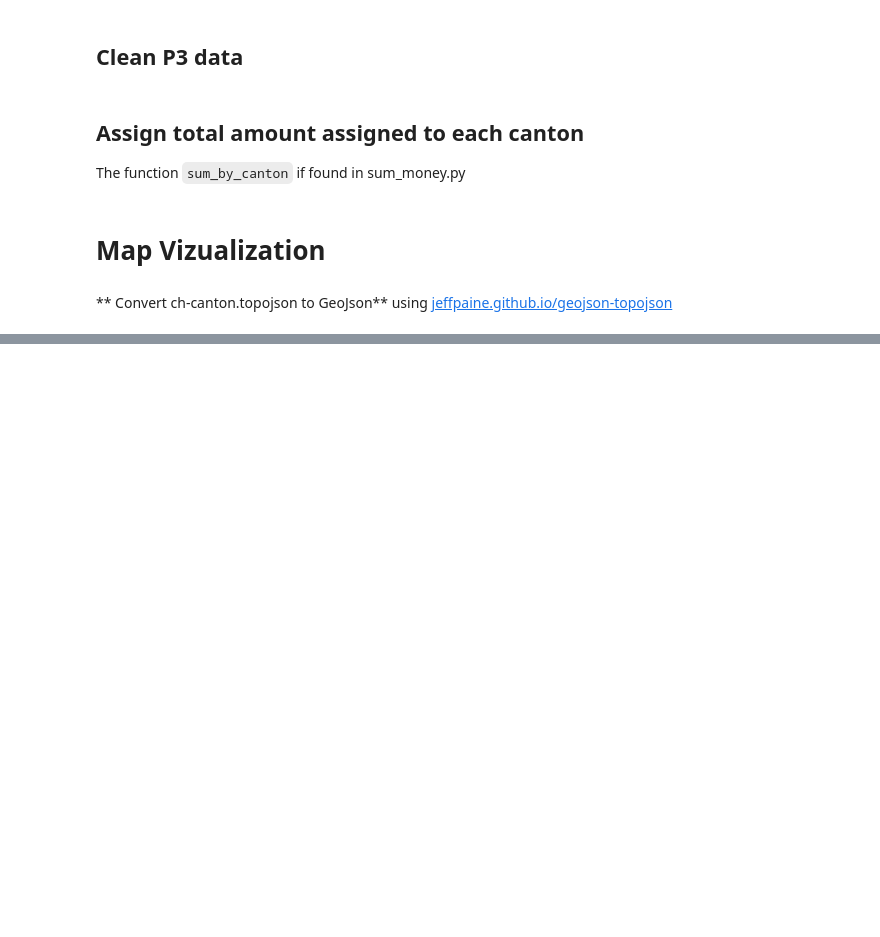
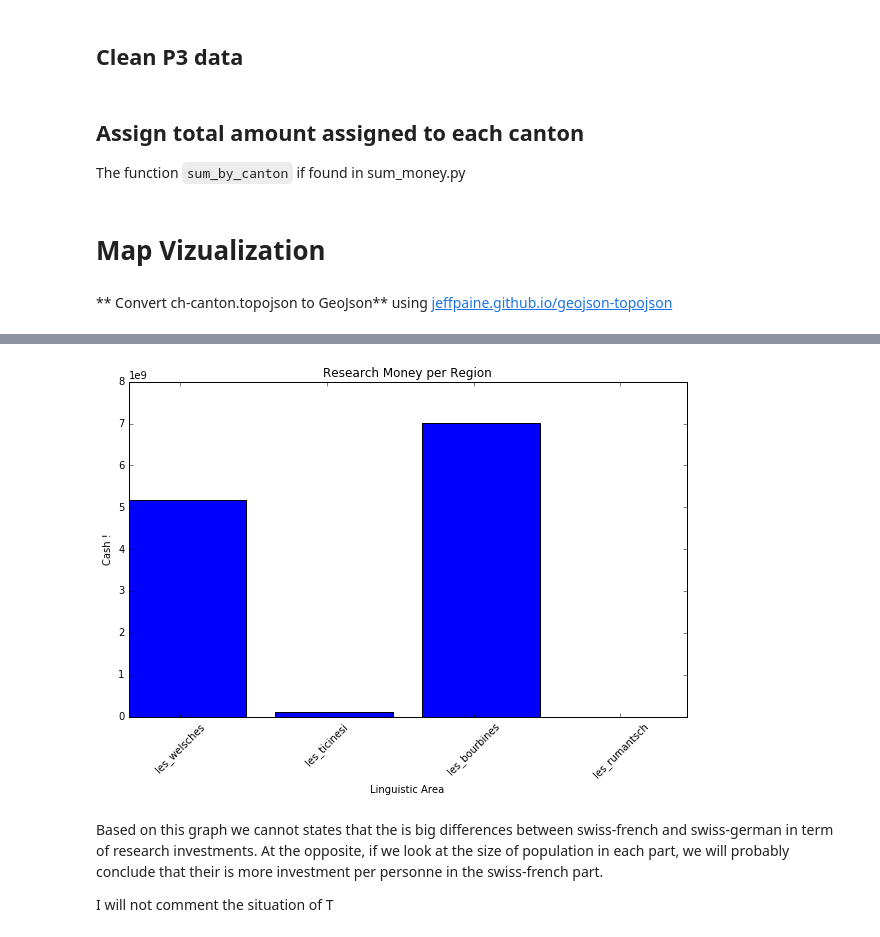
Before and after one commit to jmuth/ADA_homeworks, a Jupyter notebook: 03 - Interactive Viz/Map_Vizualization.ipynb, the cells around one changed output, grey strips where cells are left out. Saved outputs shown, nothing was run; the diff lists cells and outputs as text; code cells hidden in the pictures; blank space fills up the shorter version.

```diff
--- a/03 - Interactive Viz/Map_Vizualization.ipynb
+++ b/03 - Interactive Viz/Map_Vizualization.ipynb
@@ -121,0 +101,18 @@ plt.show()
+# %%
+swiss_french = ['FR', 'NE', 'VS', 'VD', 'JU', 'GE']
+swiss_italien = ['TI']
+swiss_german = [i for i in list(canton_money.keys()) if i not in (swiss_french + swiss_italien)]
+
+region_money = dict()
+region_money['les_welsches'] = sum_by_region(df, canton_money, swiss_french)
+region_money['les_bourbines'] = sum_by_region(df, canton_money, swiss_german)
+region_money['les_ticinesi'] = sum_by_region(df, canton_money, swiss_italien)
+region_money['les_rumantsch'] = 0
+# %%
+plot_dict(region_money, "Research Money per Region", "Linguistic Area", "Cash !", (10, 6))
+# %% [output]
+[figure, added]
+# %% [markdown]
+Based on this graph we cannot states that the is big differences between swiss-french and swiss-german in term of research investments. At the opposite, if we look at the size of population in each part, we will probably conclude that their is more investment per personne in the swiss-french part.
+
+I will not comment the situation of T
```
Also changed, not shown: parts of 4 cells of this notebook, 3 other files.
